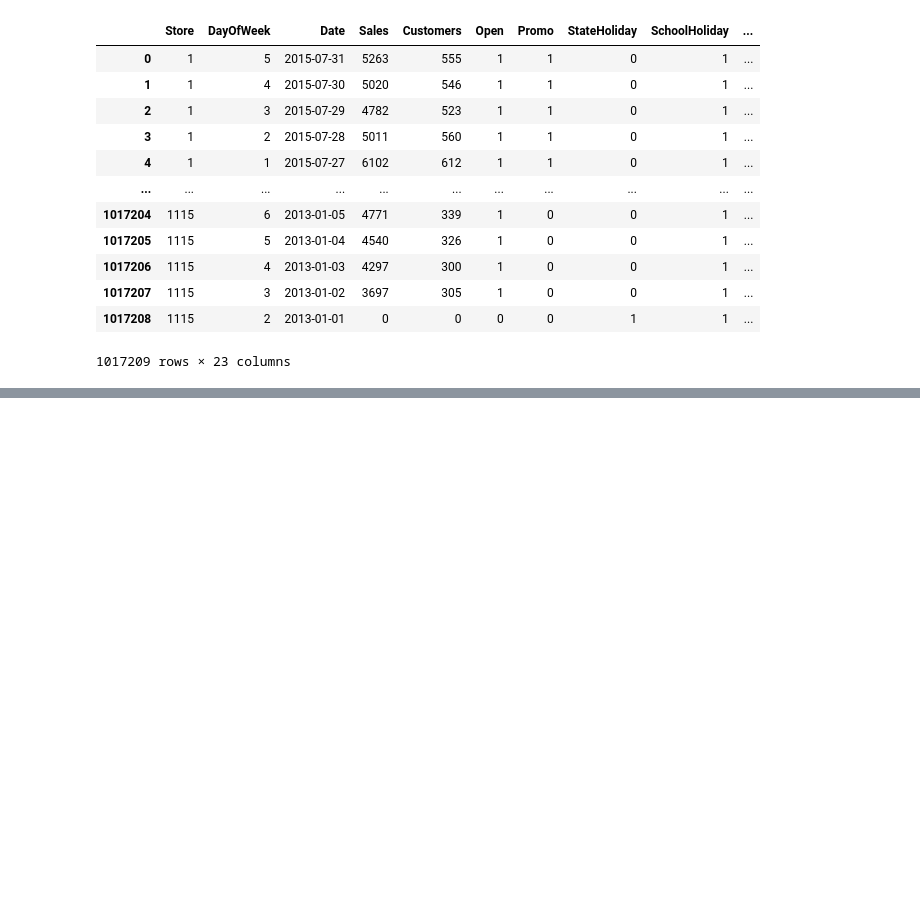
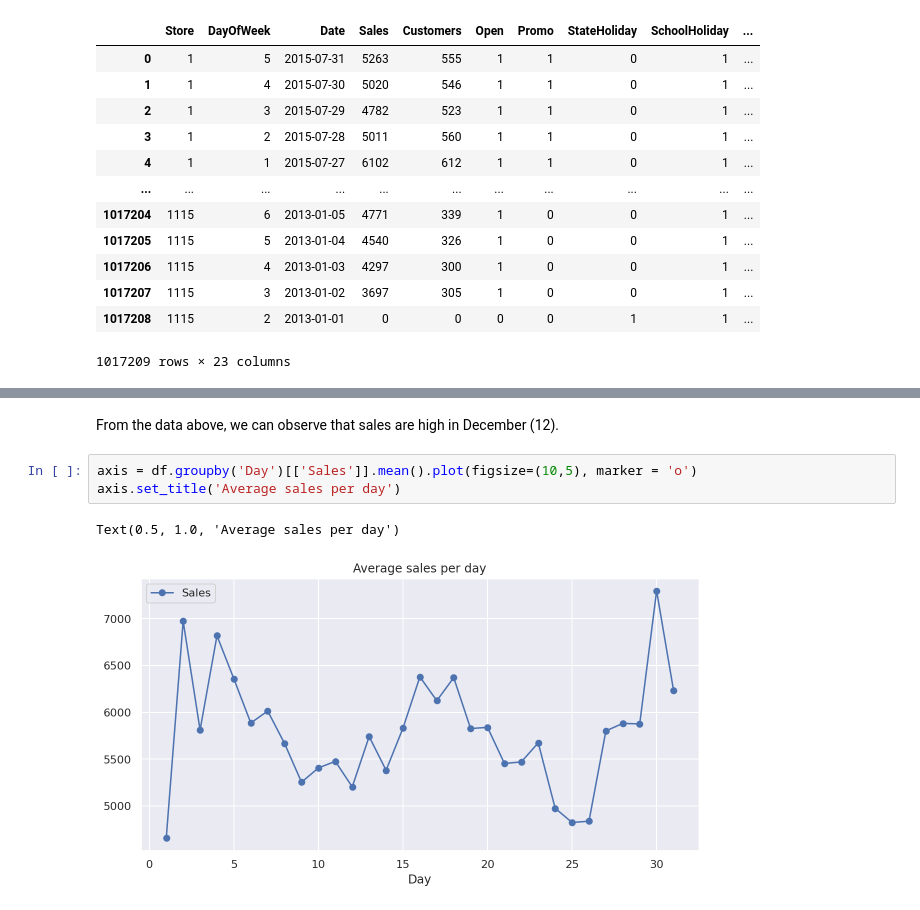
Before and after one commit to sanjayyanadi/Supervised_Regression_Model, a Jupyter notebook: Rossmann_Sales_Prediction_Capstone_Project.ipynb, the cells around one changed output, grey strips where cells are left out. Drawn from its saved outputs; the diff is of its cells as text; blank space fills up the shorter version.

```diff
--- a/Rossmann_Sales_Prediction_Capstone_Project.ipynb
+++ b/Rossmann_Sales_Prediction_Capstone_Project.ipynb
@@ -227,0 +329,8 @@ df
+# %% [markdown]
+From the data above, we can observe that sales are high in December (12).
+# %%
+axis = df.groupby('Day')[['Sales']].mean().plot(figsize=(10,5), marker = 'o')
+axis.set_title('Average sales per day')
+# %% [output]
+Text(0.5, 1.0, 'Average sales per day')
+[figure, added]
```
Also changed, not shown: parts of 62 cells of this notebook.
